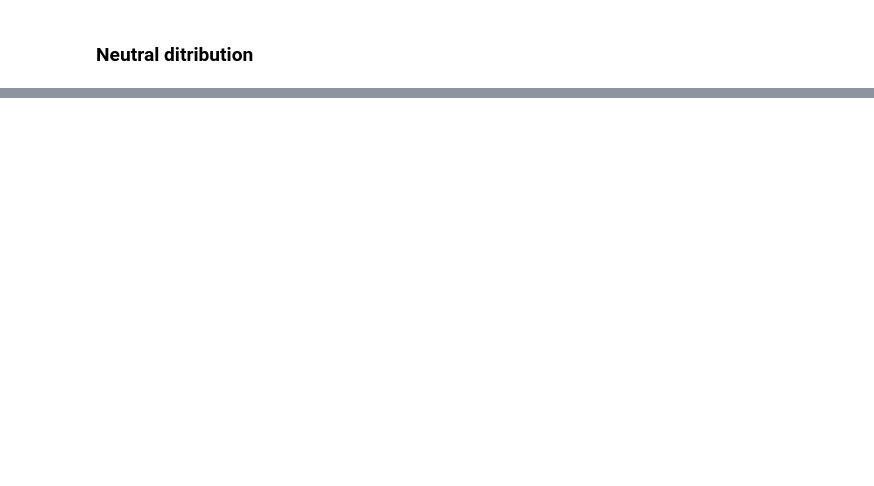
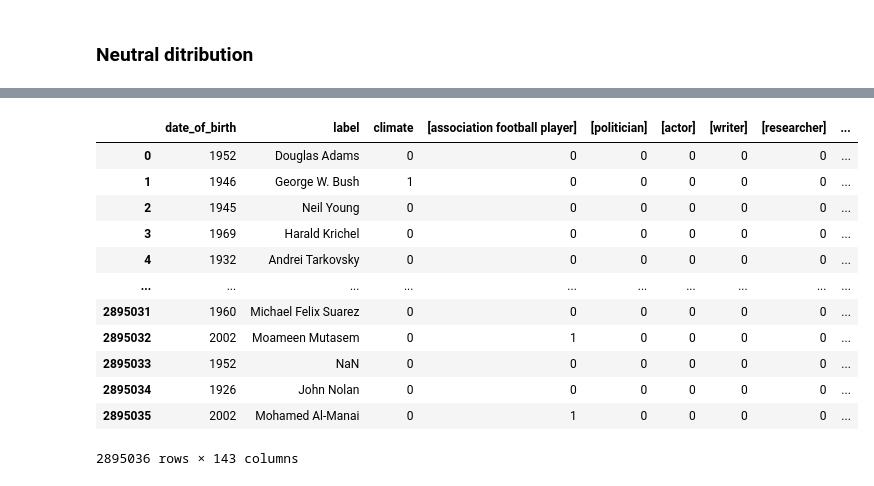
Before and after one commit to epfl-ada/ada-2021-project-avada-kedavra, a Jupyter notebook: visualization.ipynb, the cells around one changed output, grey strips where cells are left out. Cells and saved outputs as stored; diff of their text form; code cells hidden in the pictures; blank space fills up the shorter version.

```diff
--- a/visualization.ipynb
+++ b/visualization.ipynb
@@ -495,0 +252,20 @@ for date in [2020,2019]: #, 2019, 2018, 2017, 2016, 2015]:
+# %%
+speaker = pd.read_csv('data/one_hot.bz2', compression='bz2')
+# %%
+speaker.columns = speaker.columns.str.replace("[',']", '')
+# %%
+speaker
+# %% [output]
+|  | date_of_birth | label | climate | [association football player] | [politician] | [actor] | [writer] | [researcher] | ... |
+| 0 | 1952 | Douglas Adams | 0 | 0 | 0 | 0 | 0 | 0 | ... |
+| 1 | 1946 | George W. Bush | 1 | 0 | 0 | 0 | 0 | 0 | ... |
+| 2 | 1945 | Neil Young | 0 | 0 | 0 | 0 | 0 | 0 | ... |
+| 3 | 1969 | Harald Krichel | 0 | 0 | 0 | 0 | 0 | 0 | ... |
+| 4 | 1932 | Andrei Tarkovsky | 0 | 0 | 0 | 0 | 0 | 0 | ... |
+| ... | ... | ... | ... | ... | ... | ... | ... | ... | ... |
+| 2895031 | 1960 | Michael Felix Suarez | 0 | 0 | 0 | 0 | 0 | 0 | ... |
+| 2895032 | 2002 | Moameen Mutasem | 0 | 1 | 0 | 0 | 0 | 0 | ... |
+| 2895033 | 1952 | NaN | 0 | 0 | 0 | 0 | 0 | 0 | ... |
+| 2895034 | 1926 | John Nolan | 0 | 0 | 0 | 0 | 0 | 0 | ... |
+| 2895035 | 2002 | Mohamed Al-Manai | 0 | 1 | 0 | 0 | 0 | 0 | ... |
+2895036 rows × 143 columns
```
Also changed, not shown: parts of 56 cells of this notebook, 1 other file.
